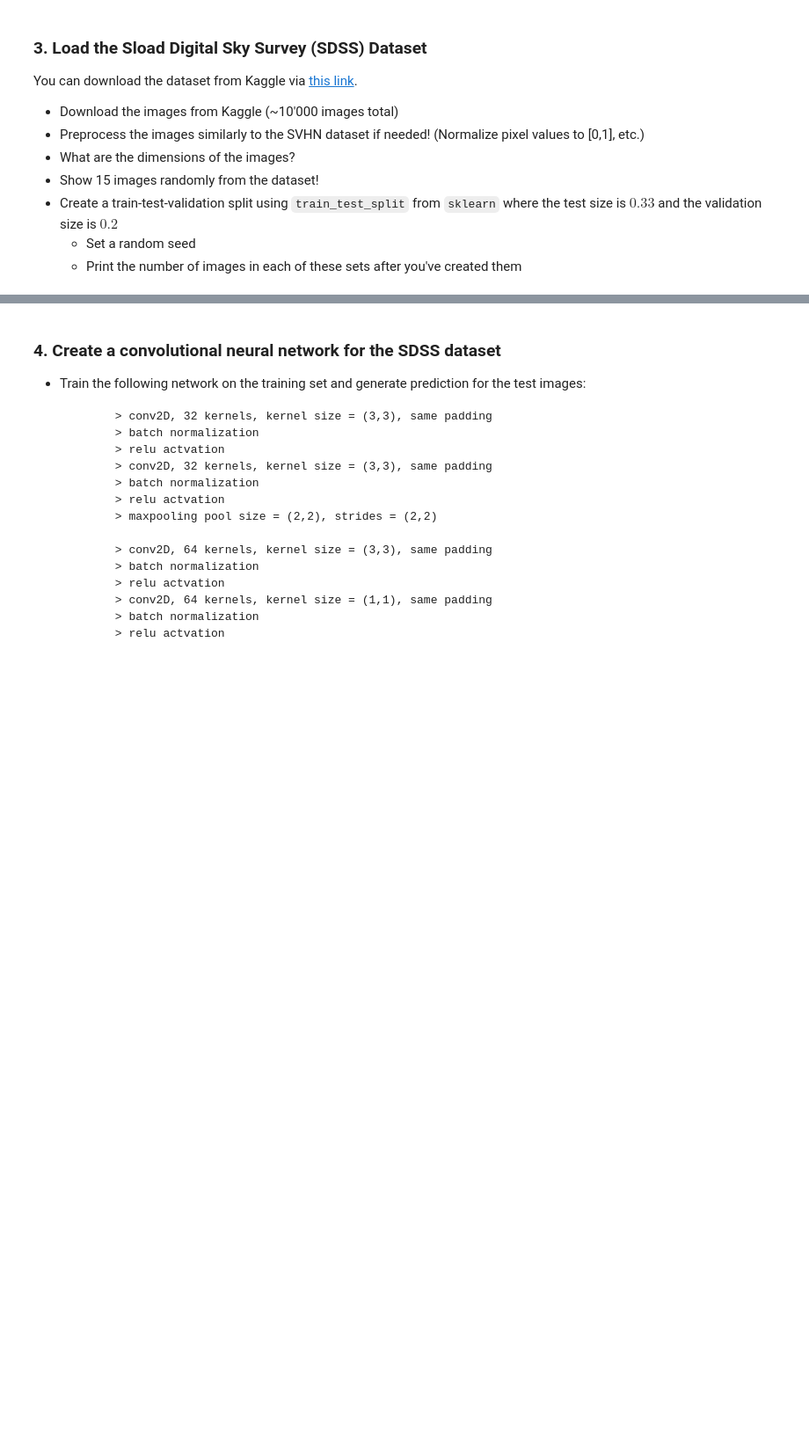
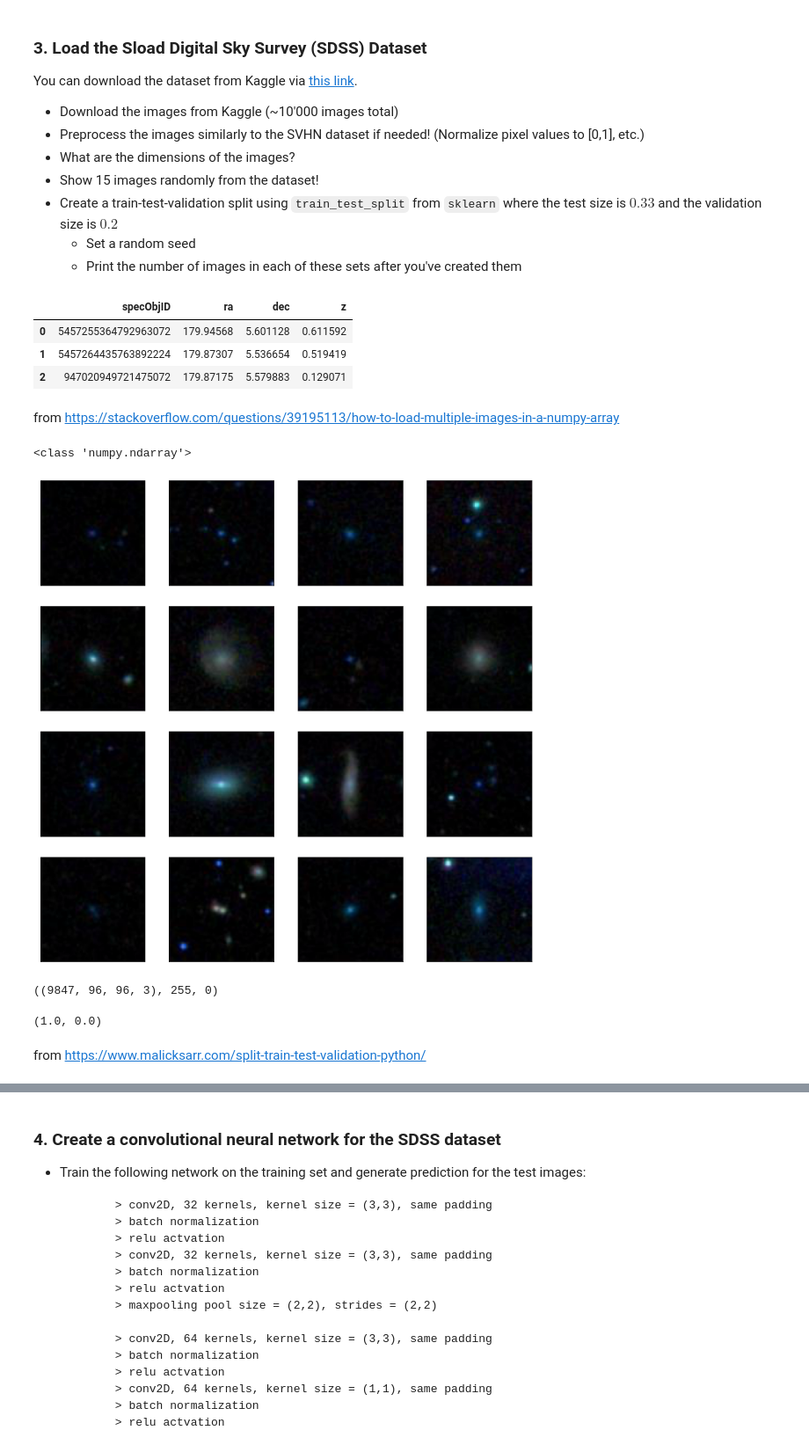
Before and after one commit to barnabasp/ML_Course, a Jupyter notebook: bporfy_lab_10_cnn.ipynb, the cells around one changed output, grey strips where cells are left out. Shown: that part at 88% size. Drawn from its saved outputs; the diff is of its cells as text; code cells hidden in the pictures; blank space fills up the shorter version.

```diff
--- a/bporfy_lab_10_cnn.ipynb
+++ b/bporfy_lab_10_cnn.ipynb
@@ -224,3 +263,45 @@ You can download the dataset from Kaggle via
     -   Set a random seed
     -   Print the number of images in each of these sets after you've created
         them
+# %%
+df = pd.read_csv('skyserver_photoZ_data_DR16.csv')
+df.head(3)
+# %% [output]
+|  | specObjID | ra | dec | z |
+| 0 | 5457255364792963072 | 179.94568 | 5.601128 | 0.611592 |
+| 1 | 5457264435763892224 | 179.87307 | 5.536654 | 0.519419 |
+| 2 | 947020949721475072 | 179.87175 | 5.579883 | 0.129071 |
+# %% [markdown]
+from https://stackoverflow.com/questions/39195113/how-to-load-multiple-images-in-a-numpy-array
+# %%
+import cv2
+import os
+
+instances = []
+
+# Load in the images
+for filepath in os.listdir('images/'):
+    instances.append(cv2.imread('images/{0}'.format(filepath),1))
+
+print(type(instances[0]))
+instances = np.array(instances)
+# %% [output]
+<class 'numpy.ndarray'>
+# %%
+idx = [x for x in range(len(instances))] #load up the indices , maybe not the best
+random.shuffle(idx)
+nrows, ncols =4, 4
+fig, ax = plt.subplots(nrows,ncols,figsize=(14,14))
+for i in range(ncols):
+    for j in range(nrows):
+        idxs = idx[i+j*ncols]
+        image = instances[idxs].reshape(96,96,3)
+        ax[i,j].imshow(image)
+        ax[i,j].set_xticks([])
+        ax[i,j].set_yticks([])
+# %% [output]
+[figure, added]
+# %%
+instances.shape, instances.max(), instances.min()
+# %% [output]
+((9847, 96, 96, 3), 255, 0)
@@ -226,0 +310,4 @@ You can download the dataset from Kaggle via
+# %%
+imgs.max(), imgs.min()
+# %% [output]
+(1.0, 0.0)
@@ -226,0 +316,2 @@ You can download the dataset from Kaggle via
+# %% [markdown]
+from https://www.malicksarr.com/split-train-test-validation-python/
```
Also changed, not shown: parts of 31 cells of this notebook.
